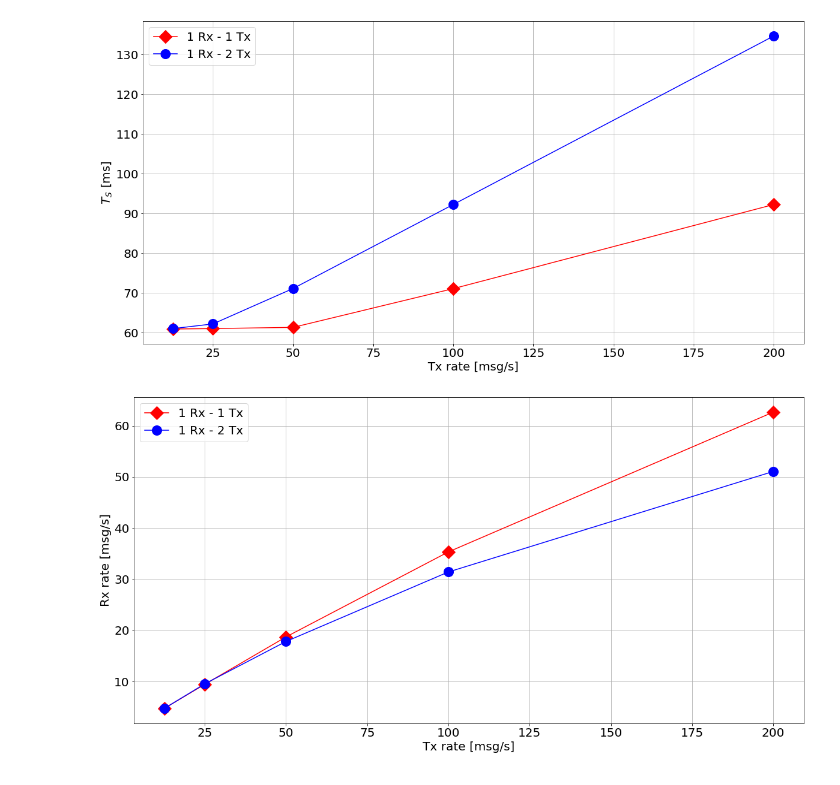
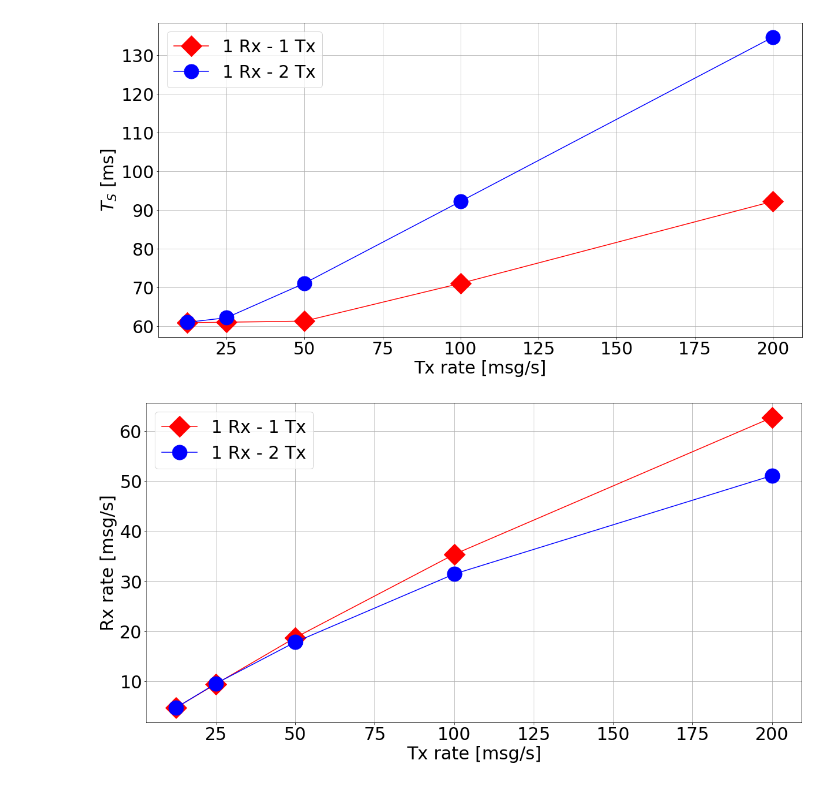
Before and after one commit to ingframin/BroadcastSimulation, a Jupyter notebook: experiments/BS/BS50Tx50Rx/5tx_oneBS/Untitled.ipynb, the cells around one changed output. Cells and saved outputs as stored; diff of their text form; code cells hidden in the pictures.

```diff
--- a/experiments/BS/BS50Tx50Rx/5tx_oneBS/Untitled.ipynb
+++ b/experiments/BS/BS50Tx50Rx/5tx_oneBS/Untitled.ipynb
@@ -22,29 +22,29 @@ for line in cnt:
     rx_rate2.append(float(ls[4]))
 # %%
 pt.rcParams["figure.figsize"] = (20,10)
-pt.plot(tx_rate,trx1,'-Dr',label='1 Rx - 1 Tx',markersize=16)
-pt.plot(tx_rate,trx2,'-ob',label='1 Rx - 2 Tx',markersize=16)
-pt.xticks(fontsize=20)
-pt.yticks(fontsize=20)
-pt.xlabel('Tx rate [msg/s]',fontsize=20)
-pt.ylabel('$T_{S}$ [ms]',fontsize=20)
+pt.plot(tx_rate,trx1,'-Dr',label='1 Rx - 1 Tx',markersize=25)
+pt.plot(tx_rate,trx2,'-ob',label='1 Rx - 2 Tx',markersize=25)
+pt.xticks(fontsize=30)
+pt.yticks(fontsize=30)
+pt.xlabel('Tx rate [msg/s]',fontsize=30)
+pt.ylabel('$T_{S}$ [ms]',fontsize=30)
 pt.grid(True)
-pt.legend(fontsize=20)
+pt.legend(fontsize=30)
 pt.savefig('trx_vs_tx_rate.pdf',format='pdf',dpi=300, bbox_inches='tight')
 pt.show()
 # %% [output]
-[figure, old version]
+[figure, new version]
 # %%
 pt.rcParams["figure.figsize"] = (20,10)
-pt.plot(tx_rate,rx_rate1,'-Dr',label='1 Rx - 1 Tx',markersize=16)
-pt.plot(tx_rate,rx_rate2,'-ob',label='1 Rx - 2 Tx',markersize=16)
-pt.xticks(fontsize=20)
-pt.yticks(fontsize=20)
-pt.xlabel('Tx rate [msg/s]',fontsize=20)
-pt.ylabel('Rx rate [msg/s]',fontsize=20)
+pt.plot(tx_rate,rx_rate1,'-Dr',label='1 Rx - 1 Tx',markersize=25)
+pt.plot(tx_rate,rx_rate2,'-ob',label='1 Rx - 2 Tx',markersize=25)
+pt.xticks(fontsize=30)
+pt.yticks(fontsize=30)
+pt.xlabel('Tx rate [msg/s]',fontsize=30)
+pt.ylabel('Rx rate [msg/s]',fontsize=30)
 pt.grid(True)
-pt.legend(fontsize=20)
+pt.legend(fontsize=30)
 pt.savefig('rx_rate_vs_tx_rate.pdf',format='pdf',dpi=300, bbox_inches='tight')
 pt.show()
 # %% [output]
-[figure, old version]
+[figure, new version]
```
Also changed, not shown: 39 other files.
